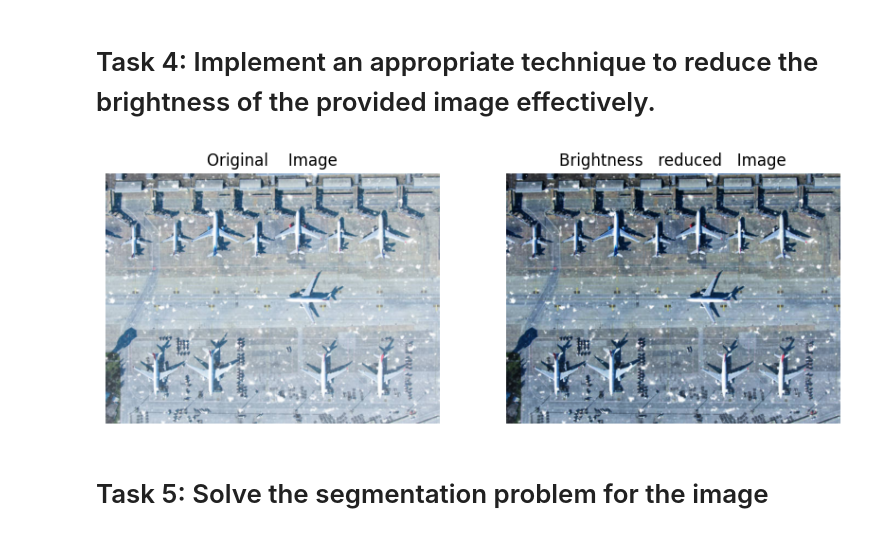
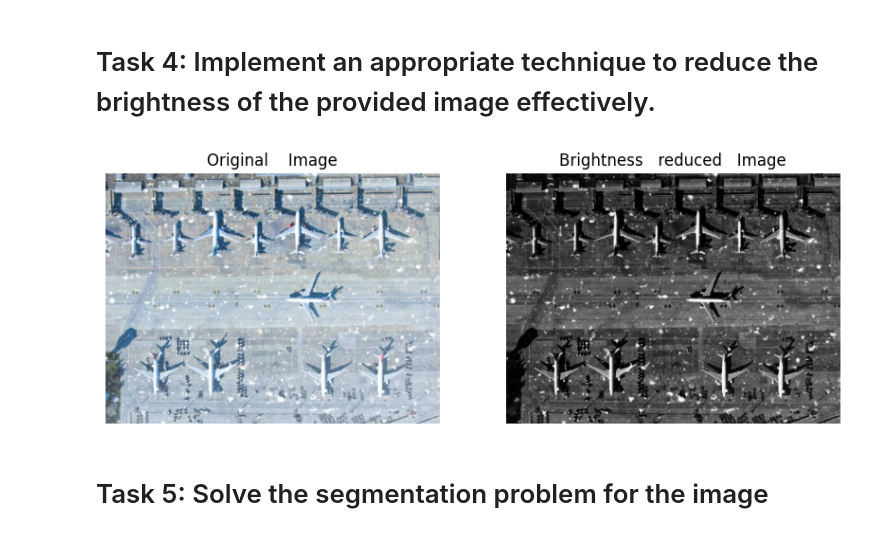
Before and after one commit to leviackerman9000/Digital_Image_Processing_Assignment, a Jupyter notebook: DIP_LAB_Combined_Tasks.ipynb, the cells around one changed output. Saved outputs shown, nothing was run; the diff lists cells and outputs as text; code cells hidden in the pictures.

```diff
--- a/DIP_LAB_Combined_Tasks.ipynb
+++ b/DIP_LAB_Combined_Tasks.ipynb
@@ -151,29 +152,29 @@ img_rgb = cv2.cvtColor(img, cv2.COLOR_BGR2RGB)
 # %%
-gamma = 2.0 #gamma>1 reduces brightness
+gamma = 4.0 #gamma>1 reduces brightness
 
-normalized = img_rgb/255.0
+normalized = img_gray/255.0
 # Gamma correction works on normalized intensity values.
 
 corrected = normalized ** gamma
 corrected = (corrected * 255)
 img_darkened = corrected.astype(np.uint8)
 
 
 plt.figure(figsize=(10, 5))
 
 plt.subplot(1, 2, 1)
 plt.imshow(img_rgb)
 plt.title('Original    Image')
 plt.axis('off')
 
 plt.subplot(1, 2, 2)
-plt.imshow(img_darkened)
+plt.imshow(img_darkened, cmap ='gray')
 plt.title('Brightness   reduced   Image')
 plt.axis('off')
 
 plt.show()
 # %% [output]
-[figure, old version]
+[figure, new version]
 # %% [markdown]
 # Task 5: Solve the segmentation problem for the image
 # %%
```
Also changed, not shown: parts of 4 cells of this notebook.
